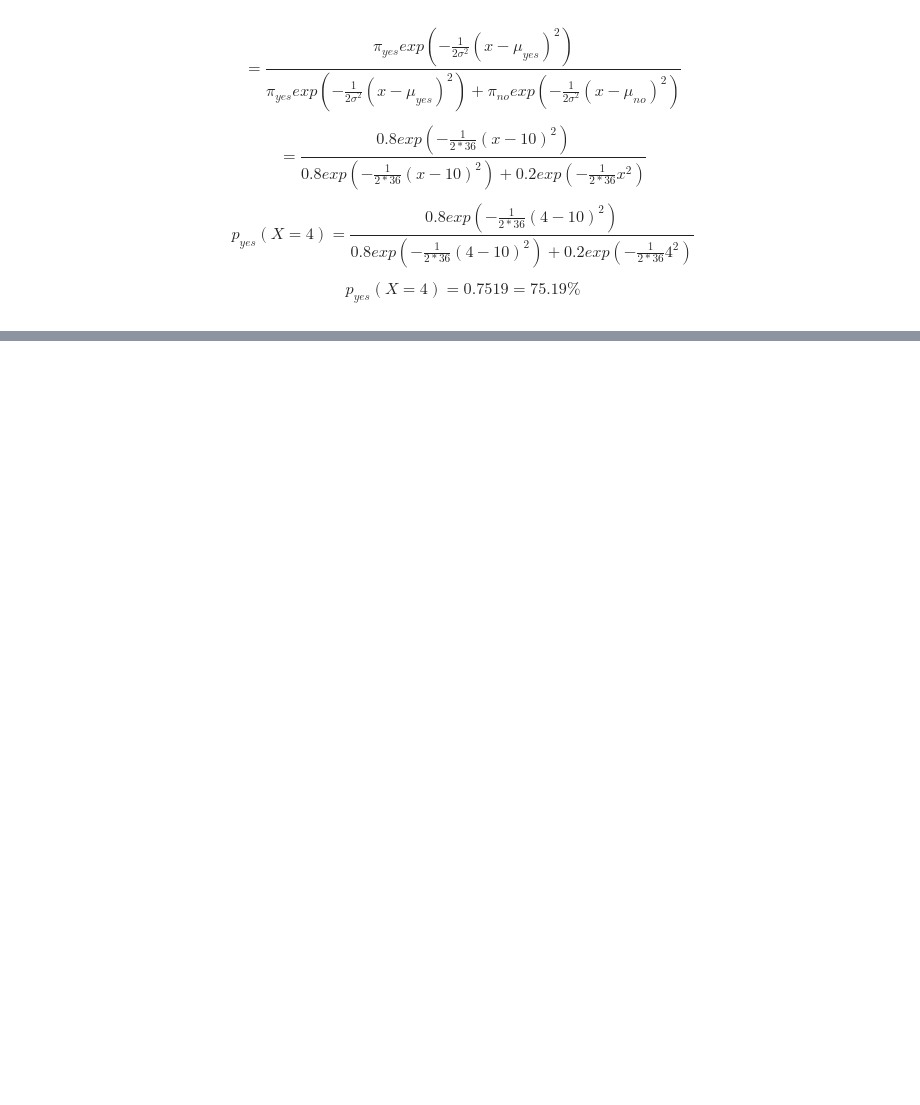
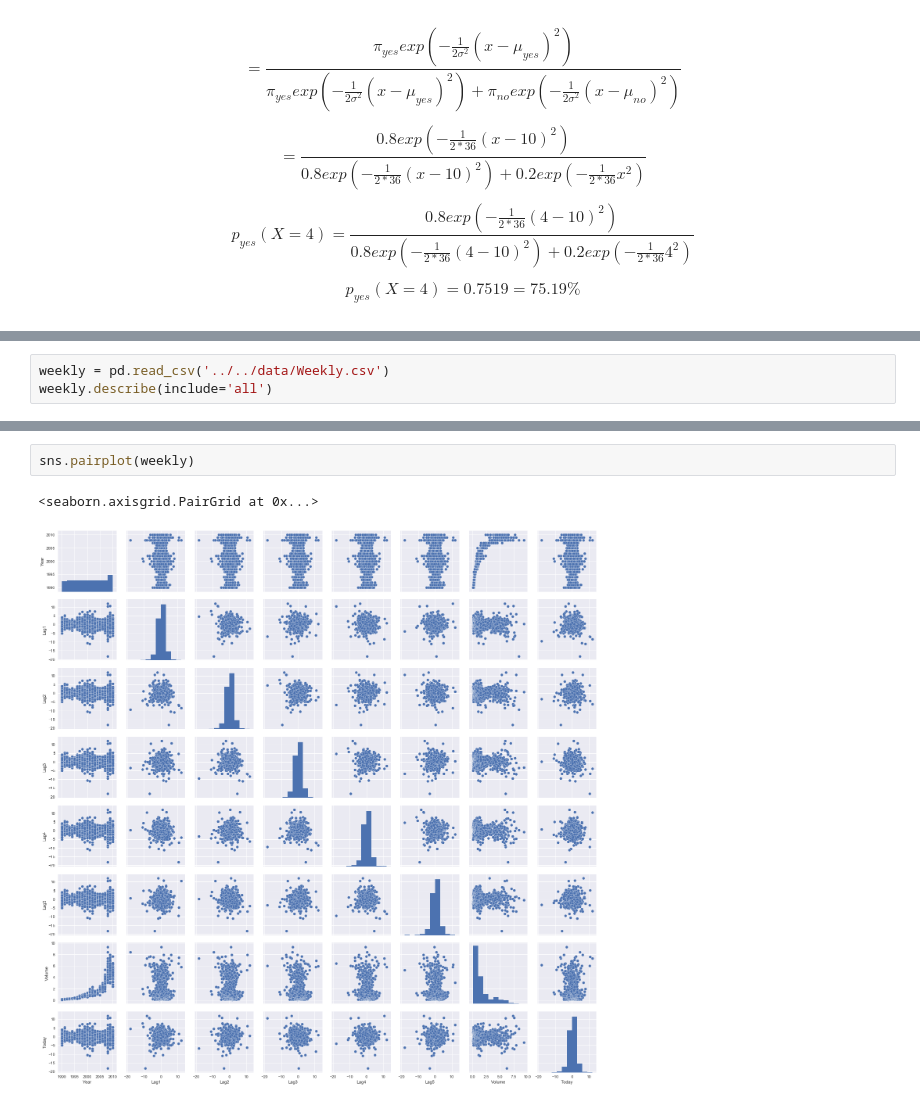
Before and after one commit to tsansom/islpy, a Jupyter notebook: notebooks/Chapter 4/Chapter 4 - Exercises.ipynb, the cells around one changed output, grey strips where cells are left out. Cells and saved outputs as stored; diff of their text form; blank space fills up the shorter version.

```diff
--- a/notebooks/Chapter 4/Chapter 4 - Exercises.ipynb
+++ b/notebooks/Chapter 4/Chapter 4 - Exercises.ipynb
@@ -114,0 +158,3 @@ $$p_{yes}(X=4)=0.7519=75.19\%$$
+# %%
+weekly = pd.read_csv('../../data/Weekly.csv')
+weekly.describe(include='all')
@@ -114,0 +174,5 @@ $$p_{yes}(X=4)=0.7519=75.19\%$$
+# %%
+sns.pairplot(weekly)
+# %% [output]
+<seaborn.axisgrid.PairGrid at 0x...>
+[figure, added]
```
Also changed, not shown: parts of 60 cells of this notebook, 5 other files.
